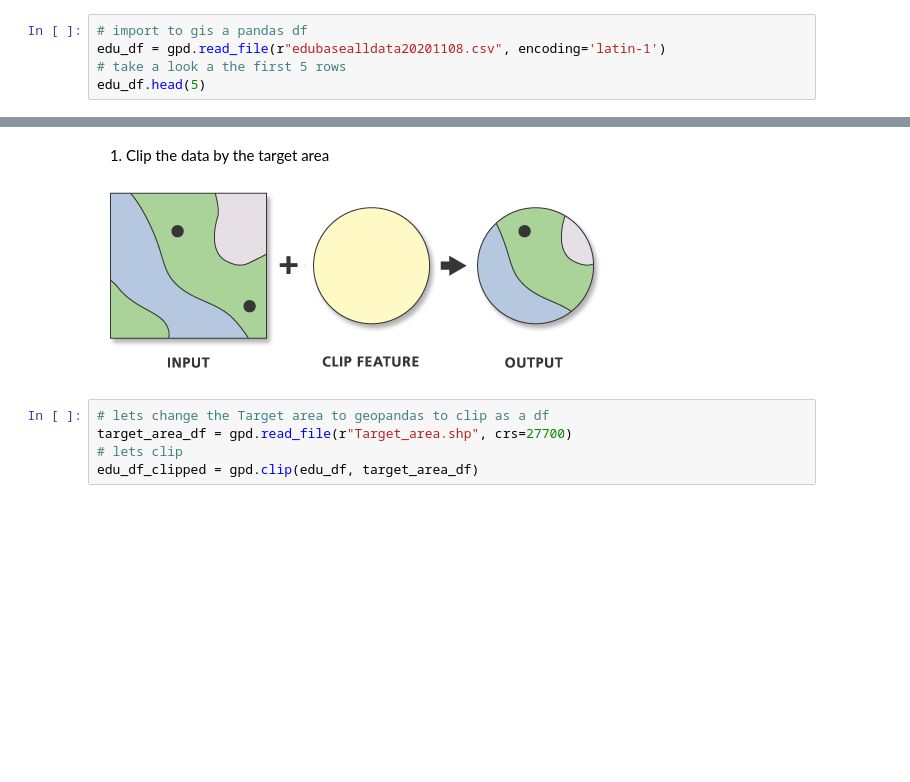
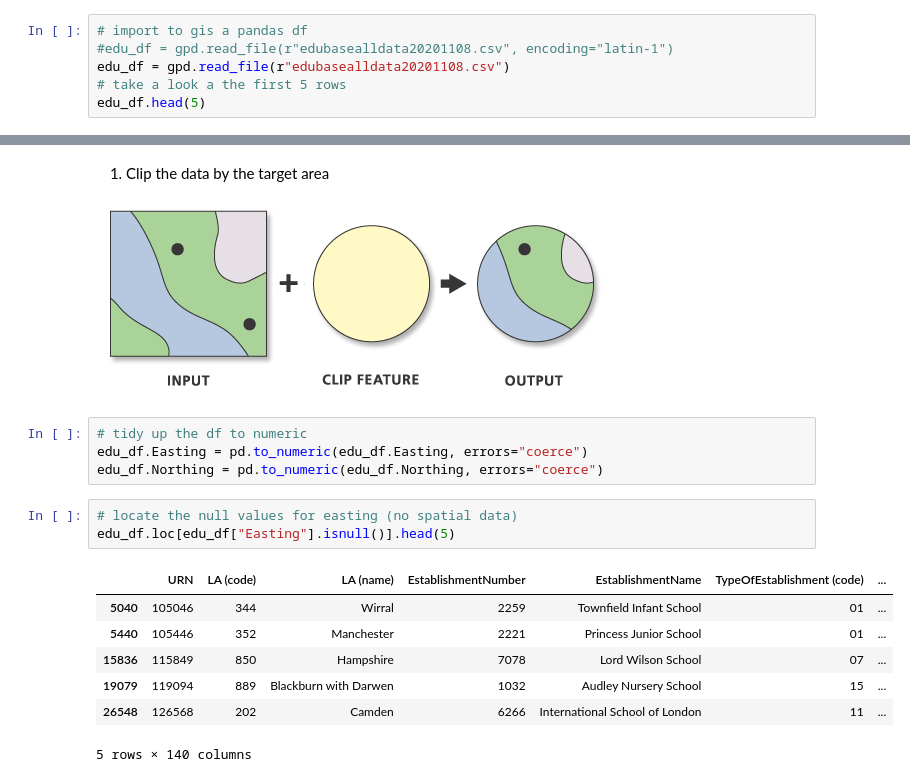
Before and after one commit to DGalexander/ARC_notebooks, a Jupyter notebook: Engagement_Schools.ipynb, the cells around one changed output, grey strips where cells are left out. Drawn from its saved outputs; the diff is of its cells as text; blank space fills up the shorter version.

```diff
--- a/Engagement_Schools.ipynb
+++ b/Engagement_Schools.ipynb
@@ -175,7 +187,8 @@ s = requests.get(url).content
 edu_df = pd.read_csv(s)
 # %%
 # import to gis a pandas df
-edu_df = gpd.read_file(r"edubasealldata20201108.csv", encoding='latin-1')
+#edu_df = gpd.read_file(r"edubasealldata20201108.csv", encoding="latin-1")
+edu_df = gpd.read_file(r"edubasealldata20201108.csv")
 # take a look a the first 5 rows
 edu_df.head(5)
 # %% [output]
@@ -193,8 +206,18 @@ edu_df.head(5)
 
 
 ![clip-web.png](attachment:clip-web.png)
-# %%
-# lets change the Target area to geopandas to clip as a df
-target_area_df = gpd.read_file(r"Target_area.shp", crs=27700)
-# lets clip
-edu_df_clipped = gpd.clip(edu_df, target_area_df)
+# %%
+# tidy up the df to numeric
+edu_df.Easting = pd.to_numeric(edu_df.Easting, errors="coerce")
+edu_df.Northing = pd.to_numeric(edu_df.Northing, errors="coerce")
+# %%
+# locate the null values for easting (no spatial data)
+edu_df.loc[edu_df["Easting"].isnull()].head(5)
+# %% [output]
+|  | URN | LA (code) | LA (name) | EstablishmentNumber | EstablishmentName | TypeOfEstablishment (code) | ... |
+| 5040 | 105046 | 344 | Wirral | 2259 | Townfield Infant School | 01 | ... |
+| 5440 | 105446 | 352 | Manchester | 2221 | Princess Junior School | 01 | ... |
+| 15836 | 115849 | 850 | Hampshire | 7078 | Lord Wilson School | 07 | ... |
+| 19079 | 119094 | 889 | Blackburn with Darwen | 1032 | Audley Nursery School | 15 | ... |
+| 26548 | 126568 | 202 | Camden | 6266 | International School of London | 11 | ... |
+5 rows × 140 columns
```
Also changed, not shown: parts of 33 cells of this notebook.
